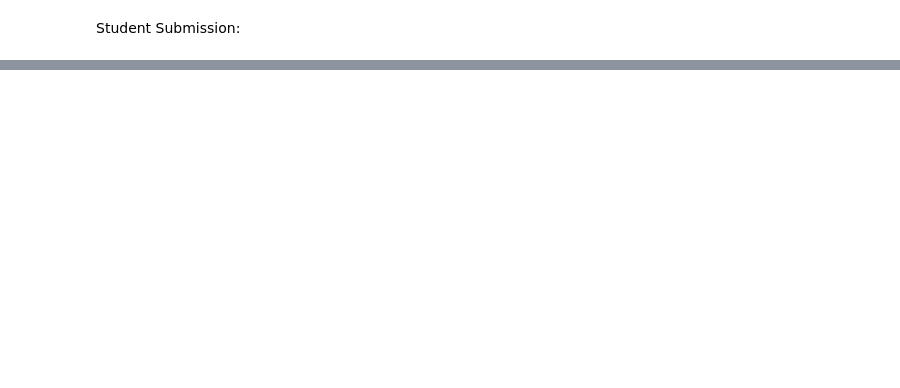
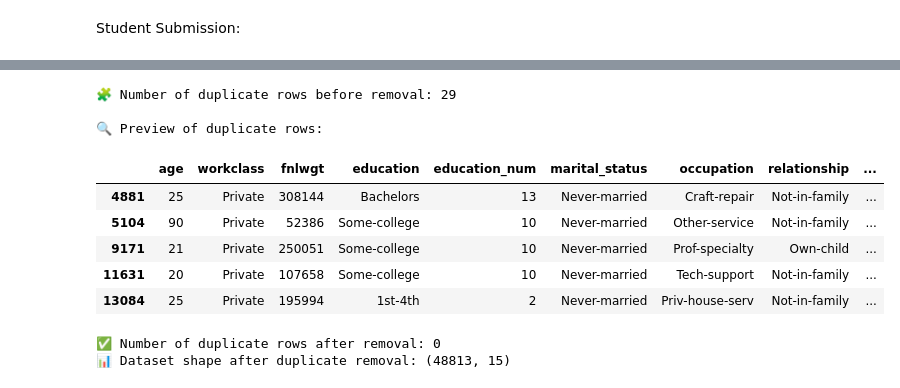
Before and after one commit to Mkamp1/Data747Student, a Jupyter notebook: Week 8/week 8 Michael Kamp.ipynb, the cells around one changed output, grey strips where cells are left out. Drawn from its saved outputs; the diff is of its cells as text; code cells hidden in the pictures; blank space fills up the shorter version.

```diff
--- a/Week 8/week 8 Michael Kamp.ipynb
+++ b/Week 8/week 8 Michael Kamp.ipynb
@@ -69,0 +206,17 @@ Student Submission:
+# %%
+# ---- Step 4: Handle Missing Values ----
+import numpy as np
+
+# Replace '?' with NaN so Pandas can detect them as missing
+df.replace(' ?', np.nan, inplace=True)
+
+# Check how many missing values now
+print("Missing values after replacing '?':\n", df.isnull().sum())
+
+# Fill missing values with the mode (most frequent value) for each column
+for col in ['workclass', 'occupation', 'native_country']:
+    df[col] = df[col].fillna(df[col].mode()[0])
+
+# Verify all missing values have been handled
+print("✅ Missing values handled successfully!\n")
+print("Remaining missing values per column:\n", df.isnull().sum())
@@ -69,0 +248,30 @@ Student Submission:
+# %%
+# ---- Step 5: Handle Duplicates ----
+
+# Check for duplicate rows
+duplicate_count = df.duplicated().sum()
+print(f"🧩 Number of duplicate rows before removal: {duplicate_count}")
+
+# If duplicates exist, show a few examples
+if duplicate_count > 0:
+    print("\n🔍 Preview of duplicate rows:")
+    display(df[df.duplicated()].head())
+
+# Drop duplicate rows (if any)
+df.drop_duplicates(inplace=True)
+
+# Confirm duplicates are removed
+print(f"\n✅ Number of duplicate rows after removal: {df.duplicated().sum()}")
+print(f"📊 Dataset shape after duplicate removal: {df.shape}")
+# %% [output]
+🧩 Number of duplicate rows before removal: 29
+
+🔍 Preview of duplicate rows:
+|  | age | workclass | fnlwgt | education | education_num | marital_status | occupation | relationship | ... |
+| 4881 | 25 | Private | 308144 | Bachelors | 13 | Never-married | Craft-repair | Not-in-family | ... |
+| 5104 | 90 | Private | 52386 | Some-college | 10 | Never-married | Other-service | Not-in-family | ... |
+| 9171 | 21 | Private | 250051 | Some-college | 10 | Never-married | Prof-specialty | Own-child | ... |
+| 11631 | 20 | Private | 107658 | Some-college | 10 | Never-married | Tech-support | Not-in-family | ... |
+| 13084 | 25 | Private | 195994 | 1st-4th | 2 | Never-married | Priv-house-serv | Not-in-family | ... |
+✅ Number of duplicate rows after removal: 0
+📊 Dataset shape after duplicate removal: (48813, 15)
```
Also changed, not shown: parts of 17 cells of this notebook, 3 other files.
